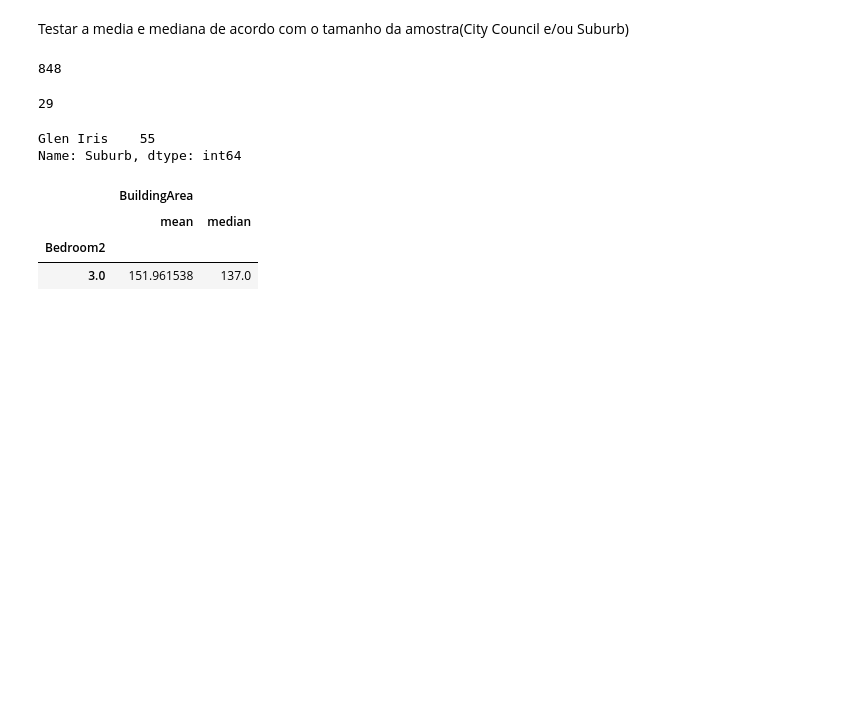
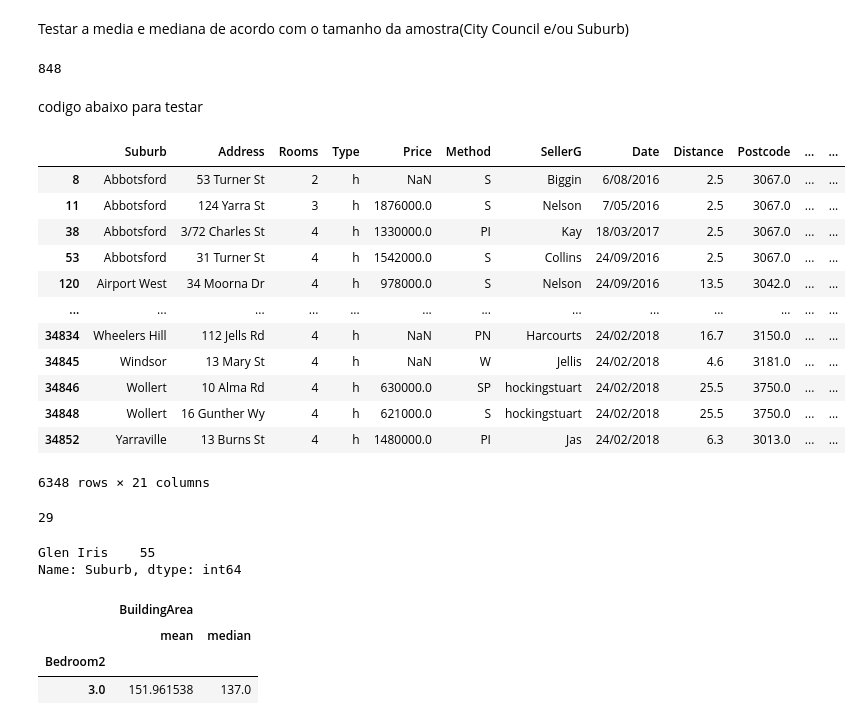
Before and after one commit to Riguini/Melbourne-Housing-Snapshot, a Jupyter notebook: Melbourne_Housing_Dataset.ipynb, the cells around one changed output. Drawn from its saved outputs; the diff is of its cells as text; code cells hidden in the pictures; blank space fills up the shorter version.

```diff
--- a/Melbourne_Housing_Dataset.ipynb
+++ b/Melbourne_Housing_Dataset.ipynb
@@ -129,6 +144,24 @@ Testar a media e mediana de acordo com o tamanho da amostra(City Council e/ou Su
 df["Address"].duplicated().sum()
 # %% [output]
 848
+# %% [markdown]
+codigo abaixo para testar
+# %%
+df[df["Bedroom2"]==4]
+# %% [output]
+|  | Suburb | Address | Rooms | Type | Price | Method | SellerG | Date | Distance | Postcode | ... | ... |
+| 8 | Abbotsford | 53 Turner St | 2 | h | NaN | S | Biggin | 6/08/2016 | 2.5 | 3067.0 | ... | ... |
+| 11 | Abbotsford | 124 Yarra St | 3 | h | 1876000.0 | S | Nelson | 7/05/2016 | 2.5 | 3067.0 | ... | ... |
+| 38 | Abbotsford | 3/72 Charles St | 4 | h | 1330000.0 | PI | Kay | 18/03/2017 | 2.5 | 3067.0 | ... | ... |
+| 53 | Abbotsford | 31 Turner St | 4 | h | 1542000.0 | S | Collins | 24/09/2016 | 2.5 | 3067.0 | ... | ... |
+| 120 | Airport West | 34 Moorna Dr | 4 | h | 978000.0 | S | Nelson | 24/09/2016 | 13.5 | 3042.0 | ... | ... |
+| ... | ... | ... | ... | ... | ... | ... | ... | ... | ... | ... | ... | ... |
+| 34834 | Wheelers Hill | 112 Jells Rd | 4 | h | NaN | PN | Harcourts | 24/02/2018 | 16.7 | 3150.0 | ... | ... |
+| 34845 | Windsor | 13 Mary St | 4 | h | NaN | W | Jellis | 24/02/2018 | 4.6 | 3181.0 | ... | ... |
+| 34846 | Wollert | 10 Alma Rd | 4 | h | 630000.0 | SP | hockingstuart | 24/02/2018 | 25.5 | 3750.0 | ... | ... |
+| 34848 | Wollert | 16 Gunther Wy | 4 | h | 621000.0 | S | hockingstuart | 24/02/2018 | 25.5 | 3750.0 | ... | ... |
+| 34852 | Yarraville | 13 Burns St | 4 | h | 1480000.0 | PI | Jas | 24/02/2018 | 6.3 | 3013.0 | ... | ... |
+6348 rows × 21 columns
 # %%
 df_teste_area = df.loc[
     (df['Bathroom']== 1)&
```
Also changed, not shown: parts of 6 cells of this notebook.
